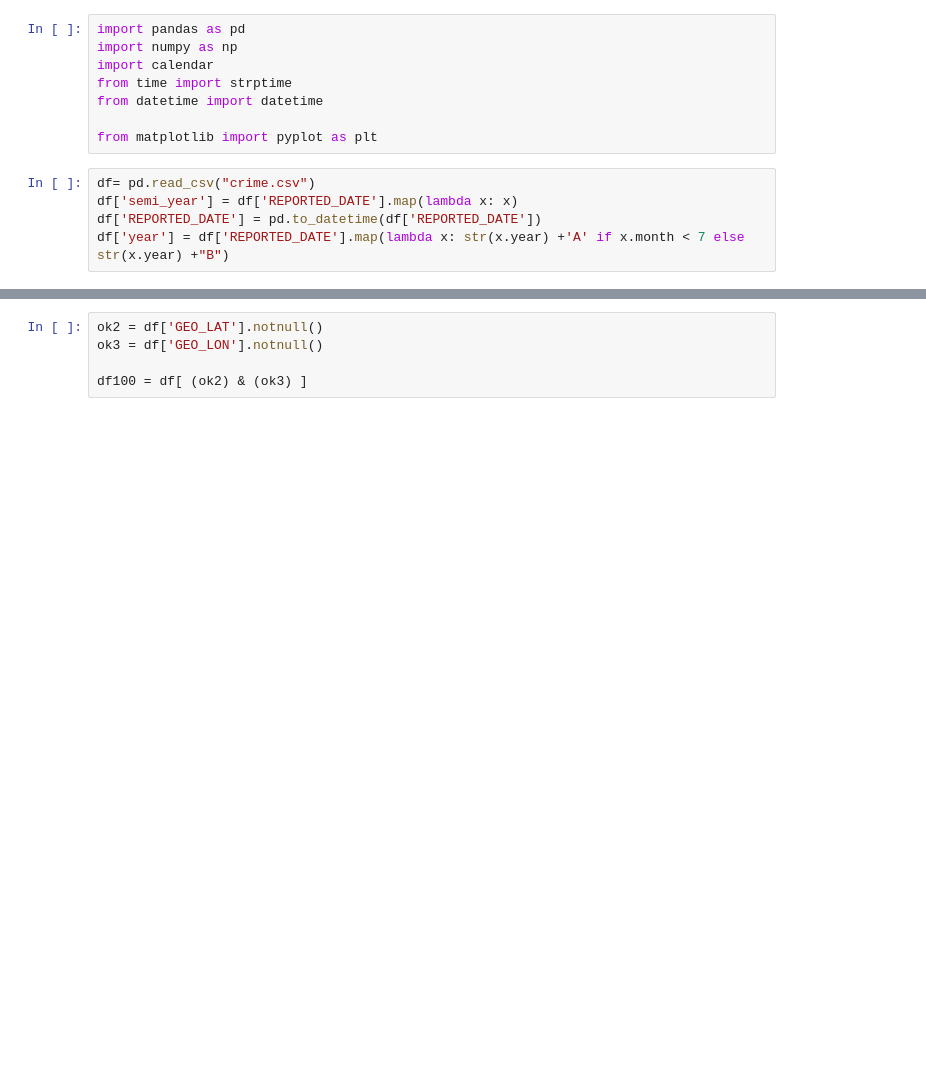
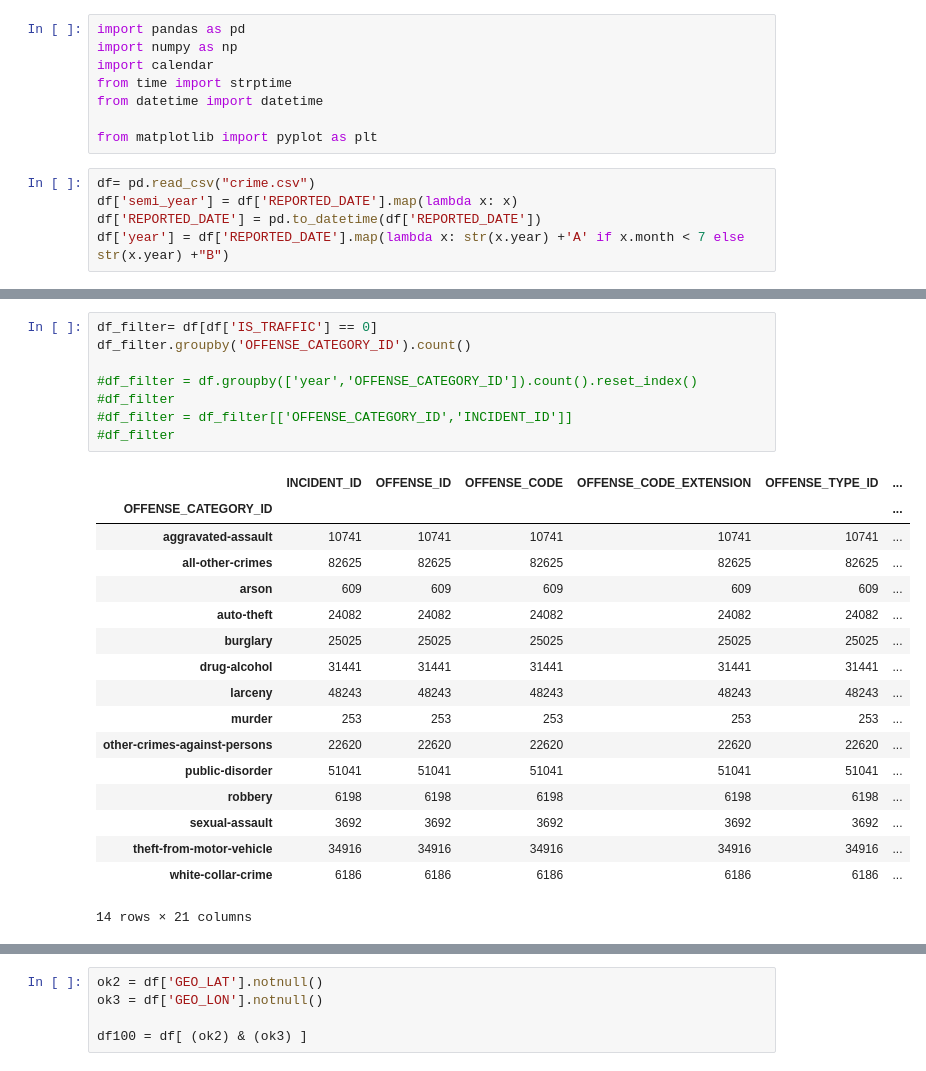
Before and after one commit to lawithers001/Denver-Crime_Truth.or.DARE, a Jupyter notebook: Project_TX.ipynb, the cells around one changed output, grey strips where cells are left out. Cells and saved outputs as stored; diff of their text form; blank space fills up the shorter version.

```diff
--- a/Project_TX.ipynb
+++ b/Project_TX.ipynb
@@ -47,3 +52,29 @@ df.groupby(['Year','NEIGHBORHOOD_ID'])['OFFENSE_ID'].count().reset_index()
 | 466 | 2018 | whittier | 242 |
 | 467 | 2018 | windsor | 337 |
 468 rows × 3 columns
+# %%
+df_filter= df[df['IS_TRAFFIC'] == 0]
+df_filter.groupby('OFFENSE_CATEGORY_ID').count()
+
+#df_filter = df.groupby(['year','OFFENSE_CATEGORY_ID']).count().reset_index()
+#df_filter
+#df_filter = df_filter[['OFFENSE_CATEGORY_ID','INCIDENT_ID']]
+#df_filter
+# %% [output]
+|  | INCIDENT_ID | OFFENSE_ID | OFFENSE_CODE | OFFENSE_CODE_EXTENSION | OFFENSE_TYPE_ID | ... |
+| OFFENSE_CATEGORY_ID |  |  |  |  |  | ... |
+| aggravated-assault | 10741 | 10741 | 10741 | 10741 | 10741 | ... |
+| all-other-crimes | 82625 | 82625 | 82625 | 82625 | 82625 | ... |
+| arson | 609 | 609 | 609 | 609 | 609 | ... |
+| auto-theft | 24082 | 24082 | 24082 | 24082 | 24082 | ... |
+| burglary | 25025 | 25025 | 25025 | 25025 | 25025 | ... |
+| drug-alcohol | 31441 | 31441 | 31441 | 31441 | 31441 | ... |
+| larceny | 48243 | 48243 | 48243 | 48243 | 48243 | ... |
+| murder | 253 | 253 | 253 | 253 | 253 | ... |
+| other-crimes-against-persons | 22620 | 22620 | 22620 | 22620 | 22620 | ... |
+| public-disorder | 51041 | 51041 | 51041 | 51041 | 51041 | ... |
+| robbery | 6198 | 6198 | 6198 | 6198 | 6198 | ... |
+| sexual-assault | 3692 | 3692 | 3692 | 3692 | 3692 | ... |
+| theft-from-motor-vehicle | 34916 | 34916 | 34916 | 34916 | 34916 | ... |
+| white-collar-crime | 6186 | 6186 | 6186 | 6186 | 6186 | ... |
+14 rows × 21 columns
```
Also changed, not shown: parts of 5 cells of this notebook.
